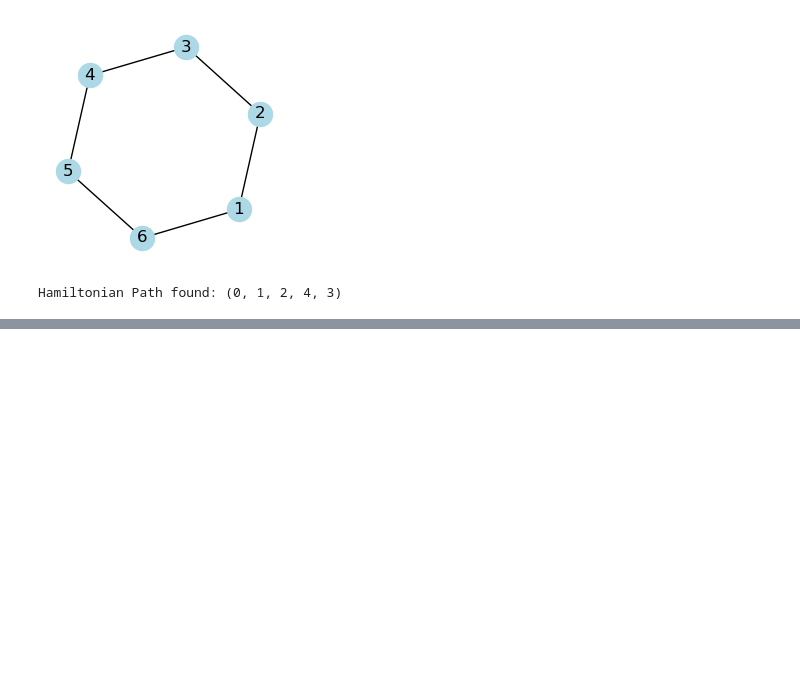
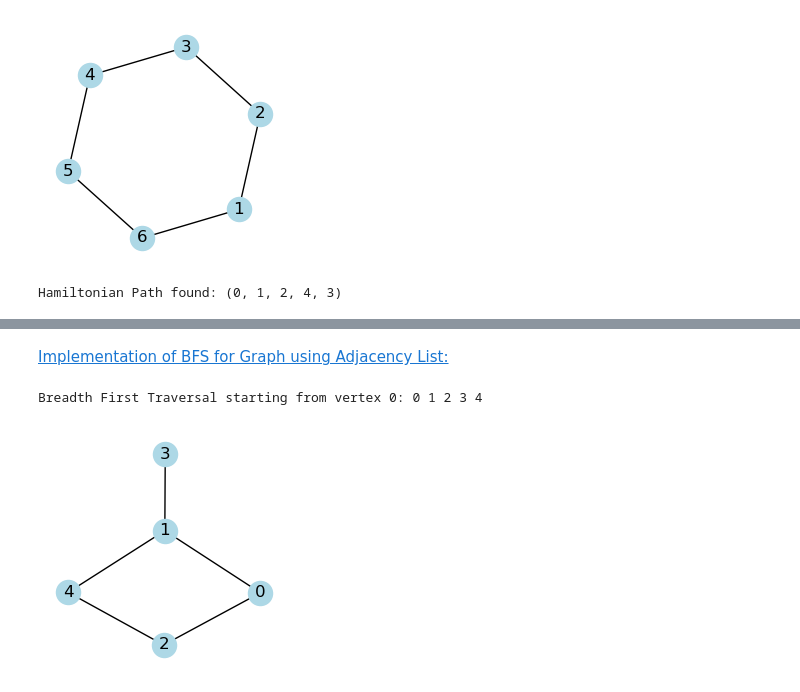
Before and after one commit to Ziaeemehr/netsci, a Jupyter notebook: examples/chap_02.ipynb, the cells around one changed output, grey strips where cells are left out. Saved outputs shown, nothing was run; the diff lists cells and outputs as text; code cells hidden in the pictures; blank space fills up the shorter version.

```diff
--- a/examples/chap_02.ipynb
+++ b/examples/chap_02.ipynb
@@ -171,0 +231,63 @@ Hamiltonian Path found: (0, 1, 2, 4, 3)
+# %% [markdown]
+[Implementation of BFS for Graph using Adjacency List:](https://www.geeksforgeeks.org/breadth-first-search-or-bfs-for-a-graph/)
+# %%
+from collections import deque
+
+# Function to perform Breadth First Search on a graph
+# represented using adjacency list
+def bfs(adjList, startNode, visited):
+    # Create a queue for BFS
+    q = deque()
+
+    # Mark the current node as visited and enqueue it
+    visited[startNode] = True
+    q.append(startNode)
+
+    # Iterate over the queue
+    while q:
+        # Dequeue a vertex from queue and print it
+        currentNode = q.popleft()
+        print(currentNode, end=" ")
+
+        # Get all adjacent vertices of the dequeued vertex
+        # If an adjacent has not been visited, then mark it visited and enqueue it
+        for neighbor in adjList[currentNode]:
+            if not visited[neighbor]:
+                visited[neighbor] = True
+                q.append(neighbor)
+
+# Function to add an edge to the graph
+def addEdge(adjList, u, v):
+    adjList[u].append(v)
+
+def main():
+    # Number of vertices in the graph
+    vertices = 5
+
+    # Adjacency list representation of the graph
+    adjList = [[] for _ in range(vertices)]
+
+    # Add edges to the graph
+    addEdge(adjList, 0, 1)
+    addEdge(adjList, 0, 2)
+    addEdge(adjList, 1, 3)
+    addEdge(adjList, 1, 4)
+    addEdge(adjList, 2, 4)
+
+    # Mark all the vertices as not visited
+    visited = [False] * vertices
+
+    # Perform BFS traversal starting from vertex 0
+    print("Breadth First Traversal starting from vertex 0:", end=" ")
+    bfs(adjList, 0, visited)
+
+    #plot the graph
+    G = nx.Graph()
+    G.add_edges_from([(0, 1), (0, 2), (1, 3), (1, 4), (2, 4)])
+    plot_graph(G, seed=2, figsize=(3, 3))
+
+if __name__ == "__main__":
+    main()
+# %% [output]
+Breadth First Traversal starting from vertex 0: 0 1 2 3 4
+[figure, added]
```
Also changed, not shown: parts of 7 cells of this notebook, 3 other files.
